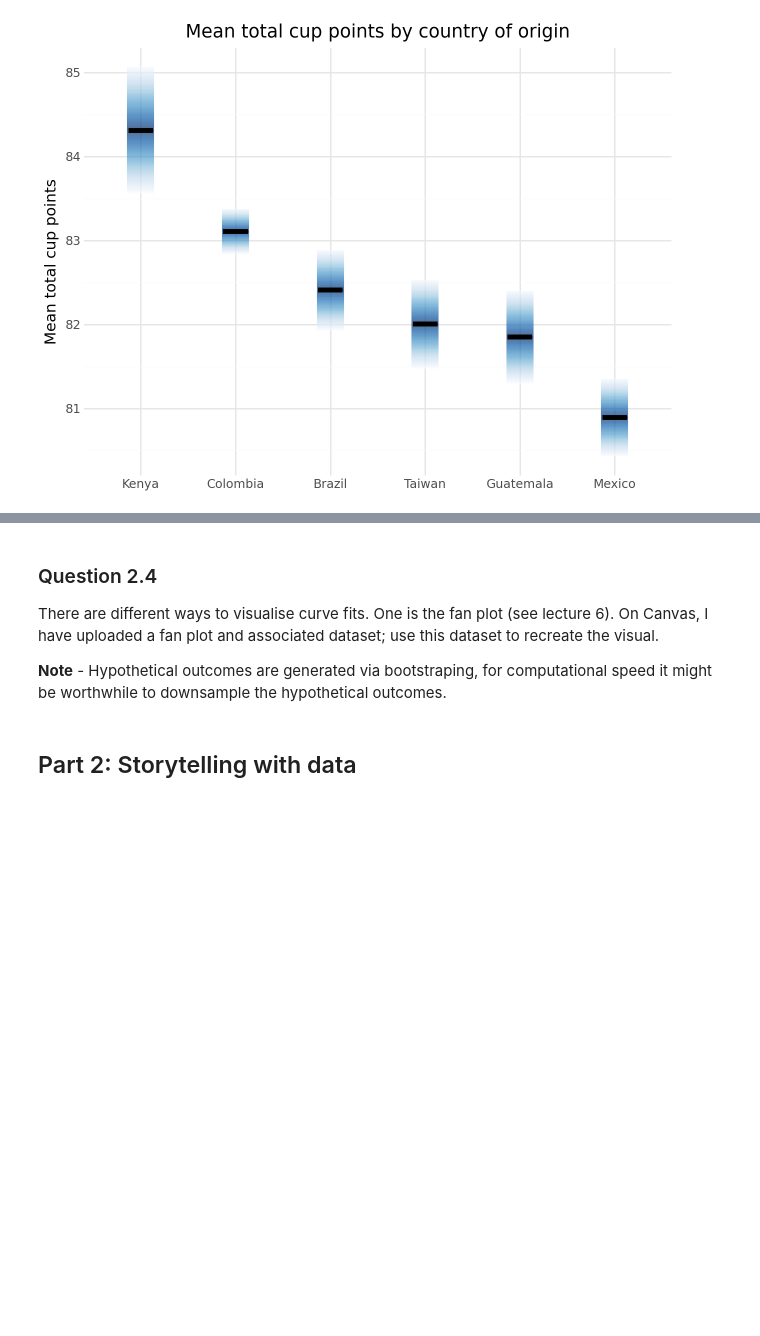
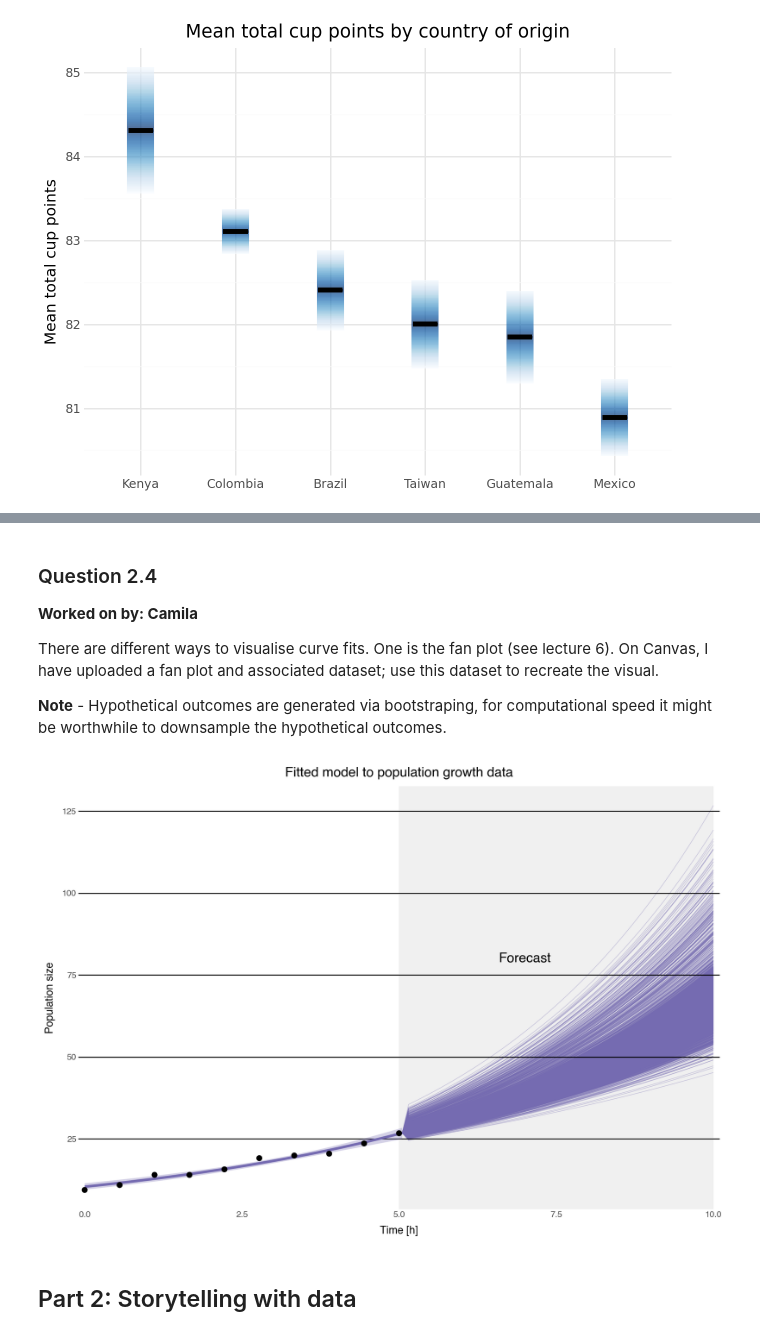
Before and after one commit to Salabud/MVE080-grp10, a Jupyter notebook: Homework4_2025.ipynb, the cells around one changed output, grey strips where cells are left out. Cells and saved outputs as stored; diff of their text form; code cells hidden in the pictures; blank space fills up the shorter version.

```diff
--- a/Homework4_2025.ipynb
+++ b/Homework4_2025.ipynb
@@ -335,5 +349,6 @@ data['color'] = np.where(
 # %% [markdown]
 ### Question 2.4
+**Worked on by: Camila**
 
 There are different ways to visualise curve fits. One is the fan plot (see lecture 6). On Canvas, I have uploaded a fan plot and associated dataset; use this dataset to recreate the visual.
 
@@ -344,3 +356,74 @@ There are different ways to visualise curve fits. One is the fan plot (see lectu
+# %%
+# Insert code here
+# Remember to print the visual
+
+data_obs = pd.read_csv("Homework4_resources/part 1/q2.4. (fan-plot)/datasets/Data_obs-1.csv")
+fit_fan = pd.read_csv("Homework4_resources/part 1/q2.4. (fan-plot)/datasets/Fit_fan.csv")
+pred_funnel = pd.read_csv("Homework4_resources/part 1/q2.4. (fan-plot)/datasets/Pred_funnel.csv")
+
+fit_fan_subset = fit_fan[fit_fan['t'] <= 5.1].copy()
+
+fit_90 = fit_fan_subset[fit_fan_subset['Confidence_level'] == '90%'].copy()
+
+(
+    ggplot()
+    + geom_rect(
+        aes(xmin=5.0, xmax=10.0, ymin=-np.inf, ymax=np.inf),
+        fill="#f0f0f0",
+        alpha=1.0
+    )
+    + geom_line(
+        data=pred_funnel,
+        mapping=aes(x='t', y='N_pred', group='index'),
+        color='#756bb1',
+        size=0.3,
+        alpha=0.4
+    )
+    + geom_ribbon(
+        data=fit_90,
+        mapping=aes(x='t', ymin='Lower_CI', ymax='Upper_CI'),
+        fill='#756bb1',
+        alpha=0.3
+    )
+    + geom_line(
+        data=fit_90,
+        mapping=aes(x='t', y='median'),
+        color='#756bb1',
+        size=1.5
+    )
+    + geom_point(
+        data=data_obs,
+        mapping=aes(x='t', y='N'),
+        size=2.5,
+        color='black'
+    )
+    + annotate(
+        "text",
+        x=7,
+        y=80,
+        label="Forecast",
+        size=14,
+        ha='center'
+    )
+    + labs(
+        title="Fitted model to population growth data",
+        x="Time [h]",
+        y="Population size"
+    )
+    + scale_x_continuous(expand=(0.0, 0.1))
+    + theme_minimal()
+    + theme(
+        plot_title=element_text(size=14, face='bold'),
+        panel_grid_major_x=element_blank(),
+        panel_grid_minor_x=element_blank(),
+        panel_grid_major_y=element_line(color="black"),
+        panel_grid_minor_y=element_blank(),
+        panel_ontop=True,
+        figure_size=(10, 7)
+    )
+)
+# %% [output]
+[figure, added]
 # %% [markdown]
 ## Part 2: Storytelling with data
 # %% [markdown]
```
Also changed, not shown: parts of 16 cells of this notebook.
